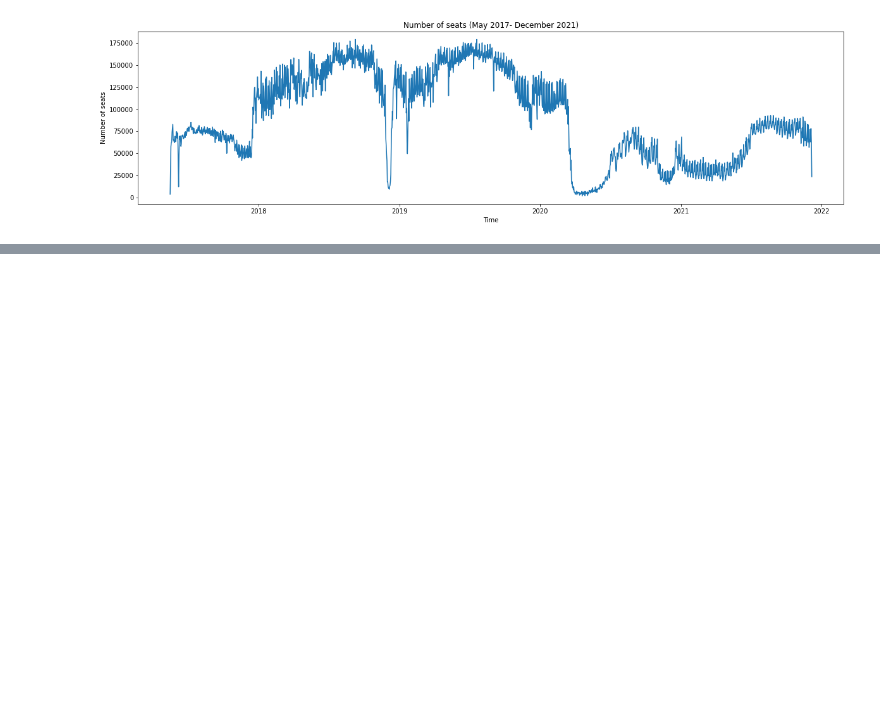
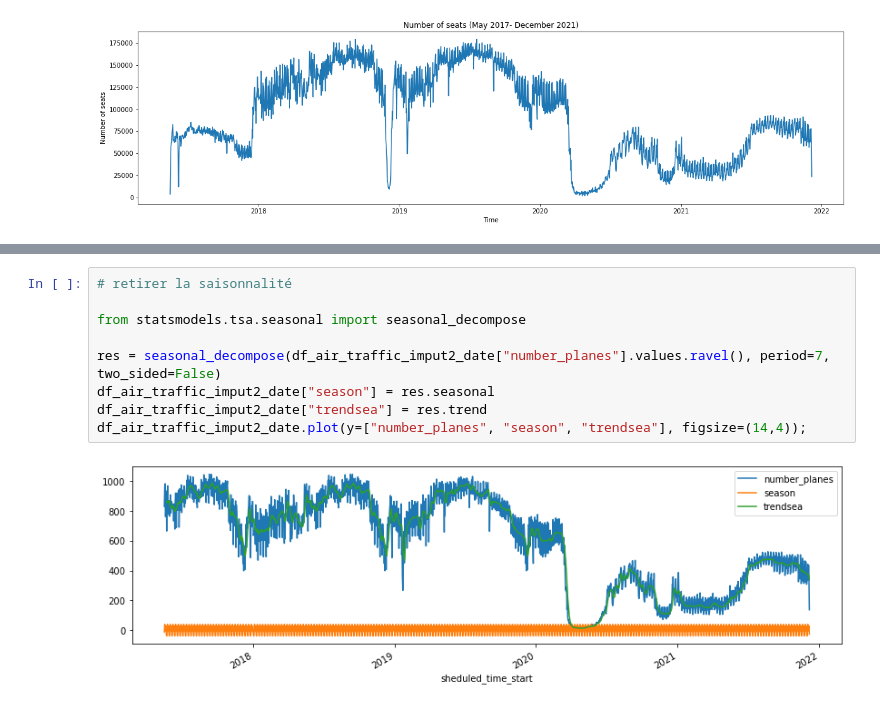
Before and after one commit to julienowack/stat_app, a Jupyter notebook: series temporelles.ipynb, the cells around one changed output, grey strips where cells are left out. Cells and saved outputs as stored; diff of their text form; blank space fills up the shorter version.

```diff
--- a/series temporelles.ipynb
+++ b/series temporelles.ipynb
@@ -84,0 +228,11 @@ Text(0, 0.5, 'Number of seats')
+# %%
+# retirer la saisonnalité
+
+from statsmodels.tsa.seasonal import seasonal_decompose
+
+res = seasonal_decompose(df_air_traffic_imput2_date["number_planes"].values.ravel(), period=7, two_sided=False)
+df_air_traffic_imput2_date["season"] = res.seasonal
+df_air_traffic_imput2_date["trendsea"] = res.trend
+df_air_traffic_imput2_date.plot(y=["number_planes", "season", "trendsea"], figsize=(14,4));
+# %% [output]
+[figure, added]
```
Also changed, not shown: parts of 15 cells of this notebook.
